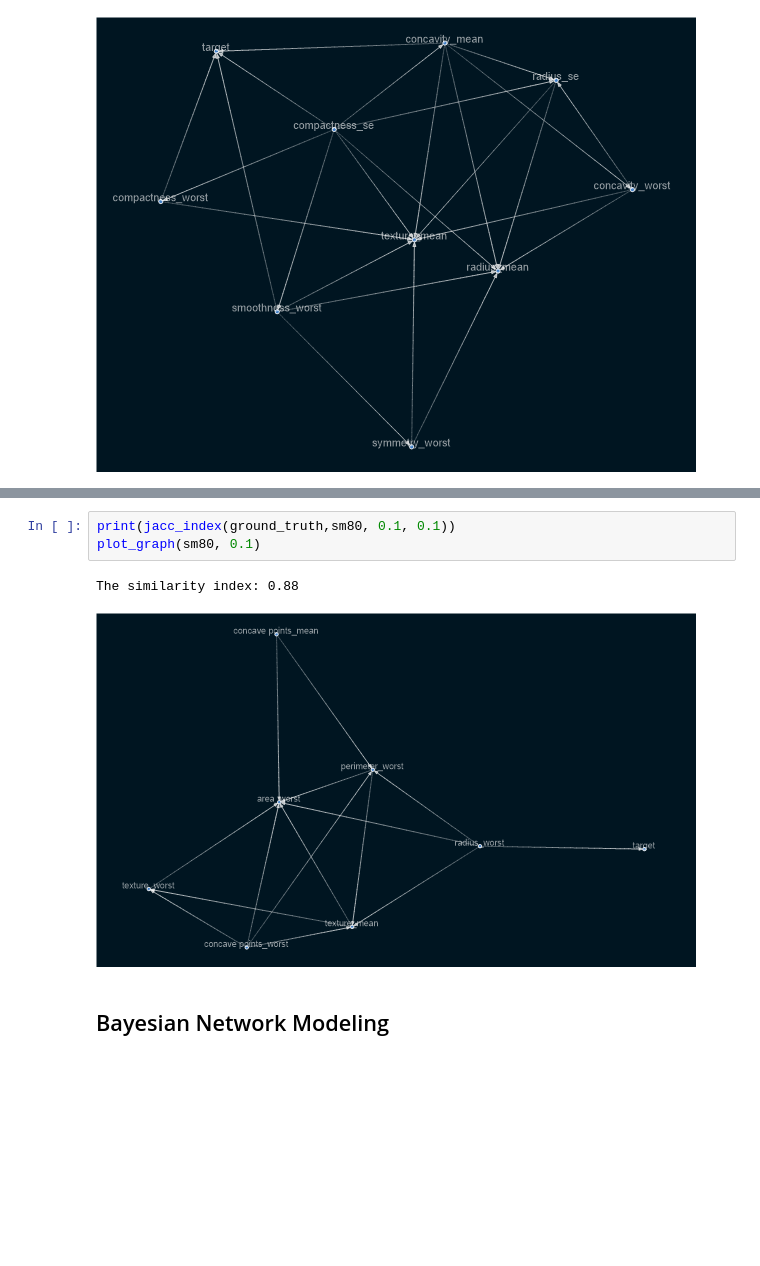
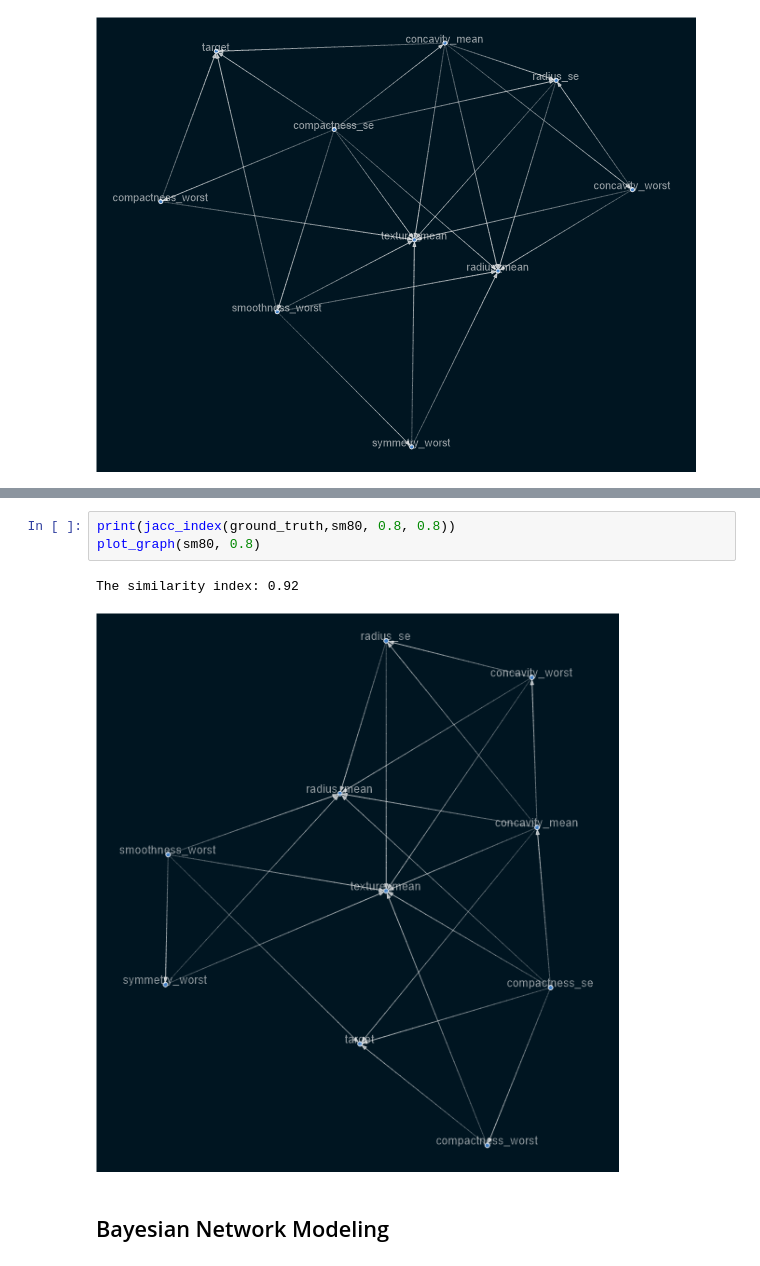
Before and after one commit to benbel376/causal_graph, a Jupyter notebook: notebooks/modeling.ipynb, the cells around one changed output, grey strips where cells are left out. Cells and saved outputs as stored; diff of their text form; blank space fills up the shorter version.

```diff
--- a/notebooks/modeling.ipynb
+++ b/notebooks/modeling.ipynb
@@ -284,9 +284,9 @@ The similarity index: 0.76
 # %%
-print(jacc_index(ground_truth,sm80, 0.1, 0.1))
-plot_graph(sm80, 0.1)
+print(jacc_index(ground_truth,sm80, 0.8, 0.8))
+plot_graph(sm80, 0.8)
 # %% [output]
-The similarity index: 0.88
+The similarity index: 0.92
-[figure, old version]
+[figure, new version]
 # %% [markdown]
 ## Bayesian Network Modeling
 # %%
```
Also changed, not shown: parts of 8 cells of this notebook.
